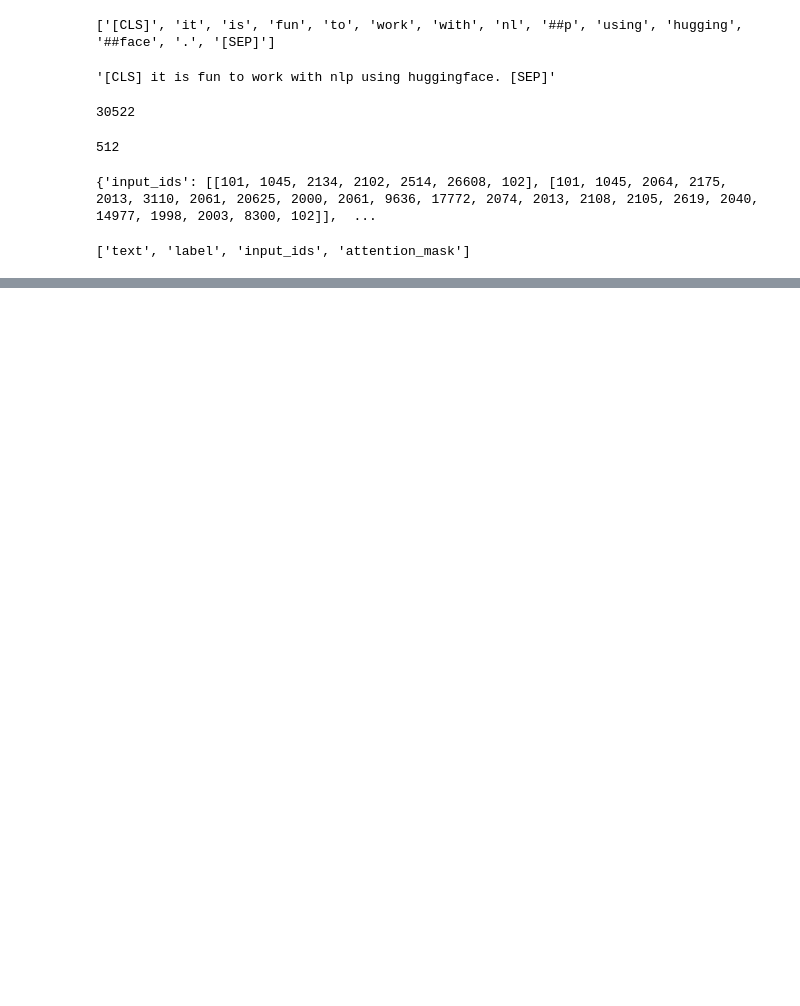
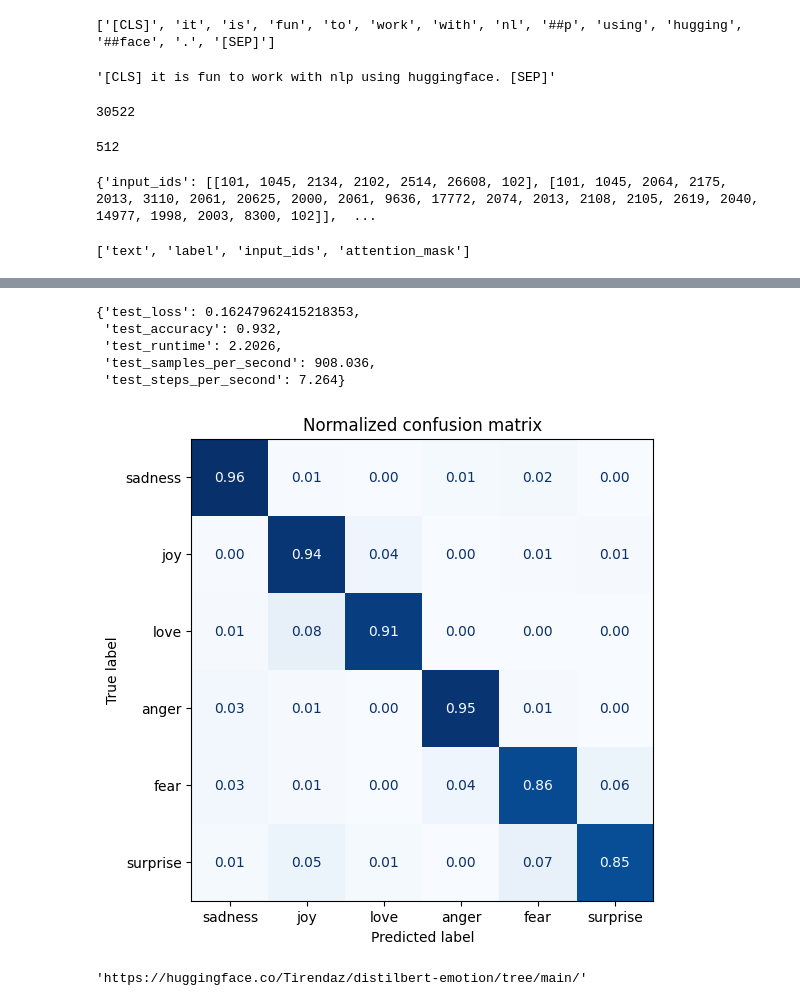
Before and after one commit to TirendazAcademy/Hugging-Face-Tutorials, a Jupyter notebook: Sentiment-Analysis/Emotion-Analysis-with-HuggingFace.ipynb, the cells around one changed output, grey strips where cells are left out. Drawn from its saved outputs; the diff is of its cells as text; code cells hidden in the pictures; blank space fills up the shorter version.

```diff
--- a/Sentiment-Analysis/Emotion-Analysis-with-HuggingFace.ipynb
+++ b/Sentiment-Analysis/Emotion-Analysis-with-HuggingFace.ipynb
@@ -229,0 +305,10 @@ emotions_encoded["train"].column_names
+# %%
+preds_output.metrics
+# %% [output]
+{'test_loss': 0.16247962415218353,
+ 'test_accuracy': 0.932,
+ 'test_runtime': 2.2026,
+ 'test_samples_per_second': 908.036,
+ 'test_steps_per_second': 7.264}
+# %%
+y_preds = np.argmax(preds_output.predictions, axis=1)
@@ -229,0 +317,22 @@ emotions_encoded["train"].column_names
+# %%
+def plot_confusion_matrix(y_preds, y_true, labels):
+    cm = confusion_matrix(y_true, y_preds, normalize = "true")
+    fig, ax = plt.subplots(figsize=(6,6))
+    disp = ConfusionMatrixDisplay(confusion_matrix = cm,
+                                 display_labels=labels)
+    disp.plot(cmap="Blues", values_format = ".2f", ax = ax,
+             colorbar=False)
+    plt.title("Normalized confusion matrix")
+    plt.show()
+# %%
+y_valid = np.array(emotions_encoded["validation"]["label"])
+# %%
+labels = emotions["train"].features["label"].names
+# %%
+plot_confusion_matrix(y_preds, y_valid, labels)
+# %% [output]
+[figure, added]
+# %%
+trainer.push_to_hub(commit_message="Training completed!")
+# %% [output]
+'https://huggingface.co/Tirendaz/distilbert-emotion/tree/main/'
```
Also changed, not shown: parts of 27 cells of this notebook.
